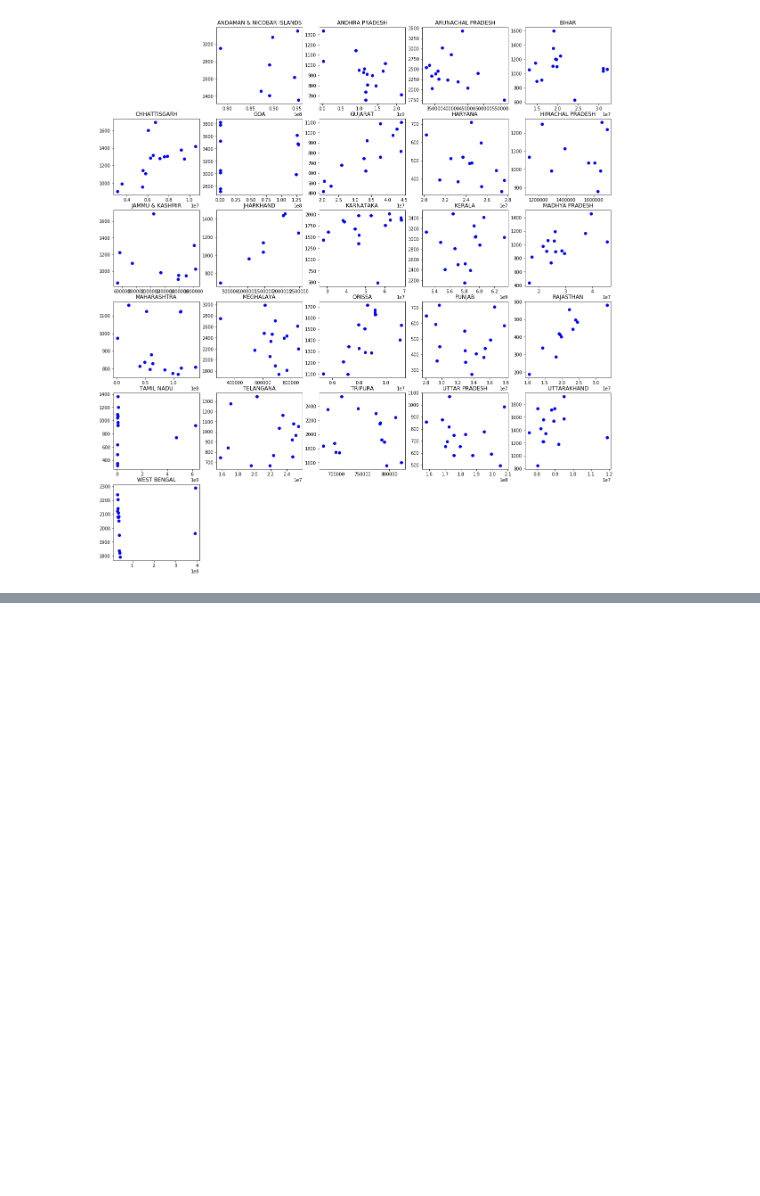
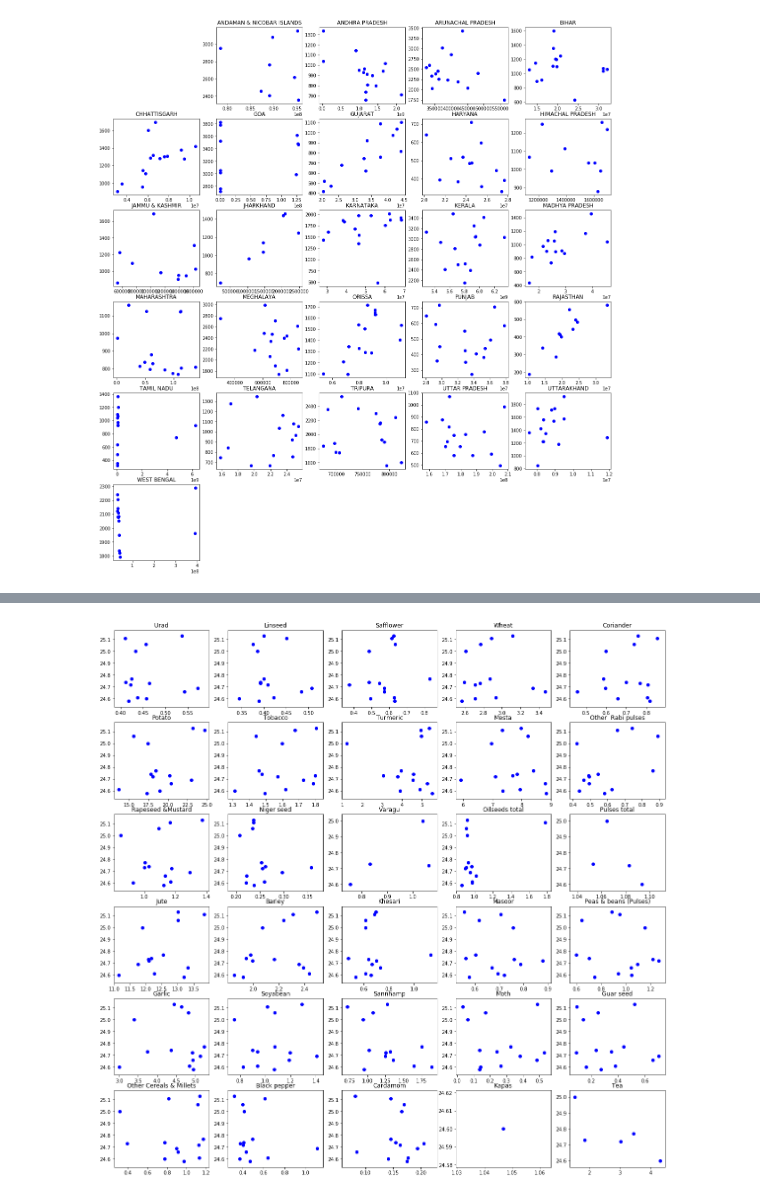
Before and after one commit to nitinvbharti/Agriculture_Analysis, a Jupyter notebook: Agro_analysis.ipynb, the cells around one changed output, grey strips where cells are left out. Drawn from its saved outputs; the diff is of its cells as text; code cells hidden in the pictures; blank space fills up the shorter version.

```diff
--- a/Agro_analysis.ipynb
+++ b/Agro_analysis.ipynb
@@ -589,0 +633,11 @@ mplot.show()
+# %%
+ct=1
+fig = mplot.figure(figsize=(20,20))
+for i in area_heat.Crop.unique()[30:60]:
+    mplot.subplot(6,5,ct)
+    mplot.scatter(area_heat[area_heat.Crop == i].Ratio,area_heat[area_heat.Crop == i].ANNUAL)
+    ct+=1
+    mplot.title(i)
+mplot.show()
+# %% [output]
+[figure, added]
```
Also changed, not shown: parts of 4 cells of this notebook.
